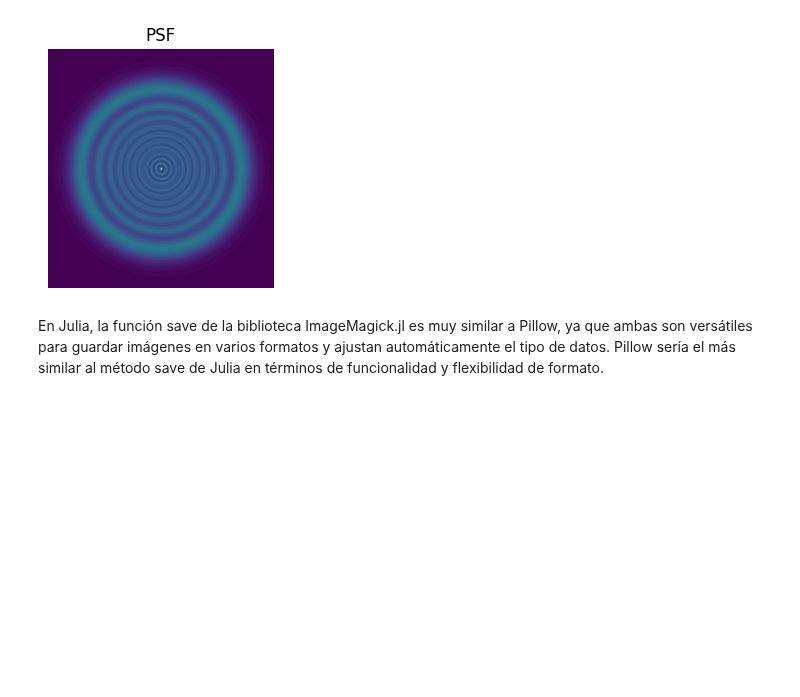
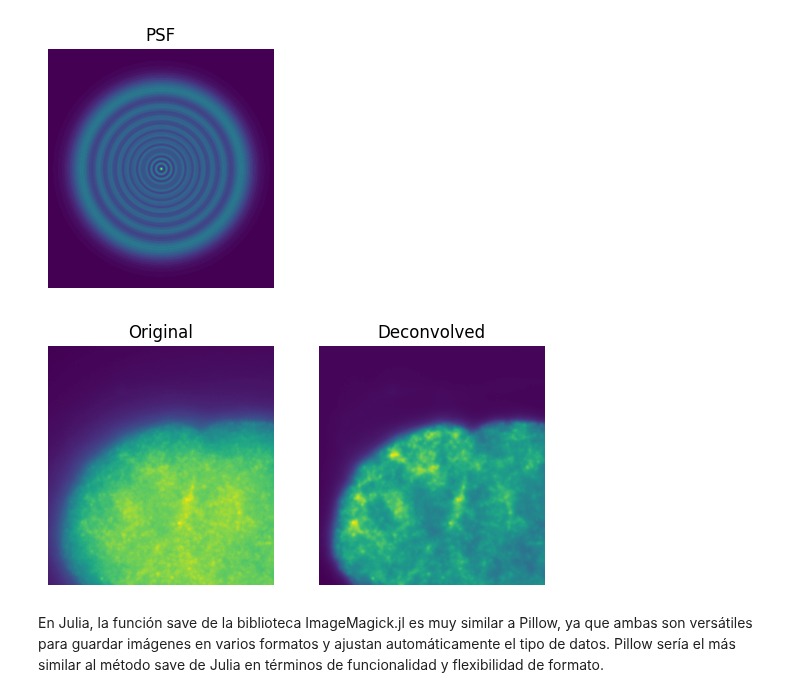
Before and after one commit to Jimena163/TFGNotebook, a Jupyter notebook: 3D_Python_simpleITK_MAC.ipynb, the cells around one changed output. Drawn from its saved outputs; the diff is of its cells as text; code cells hidden in the pictures; blank space fills up the shorter version.

```diff
--- a/3D_Python_simpleITK_MAC.ipynb
+++ b/3D_Python_simpleITK_MAC.ipynb
@@ -205,20 +204,25 @@ plt.axis('off')
 # %%
 #deconvolved_stack = np.zeros_like(image_stack)
 num_iterations = 50  # Número de iteraciones para el algoritmo de Richardson-Lucy
 
 deconvolved_stack = richardson_lucy_deconvolution(image_stack, psf_stack, num_iterations)
+
+# Reproducir un sonido en macOS
+os.system('say "COMPLETADO"')
 
 # Visualizar un plano específico de la imagen deconvolucionada
 plt.subplot(1, 2, 1)
 plt.imshow(image_stack[52])
 plt.title('Original')
 plt.axis('off')
 
 plt.subplot(1, 2, 2)
 plt.imshow(deconvolved_stack[52])
 plt.title('Deconvolved')
 plt.axis('off')
 
 plt.show()
+# %% [output]
+[figure, added]
 # %% [markdown]
 En Julia, la función save de la biblioteca ImageMagick.jl es muy similar a Pillow, ya que ambas son versátiles para guardar imágenes en varios formatos y ajustan automáticamente el tipo de datos. Pillow sería el más similar al método save de Julia en términos de funcionalidad y flexibilidad de formato.
```
Also changed, not shown: parts of 7 cells of this notebook, 21 other files.
